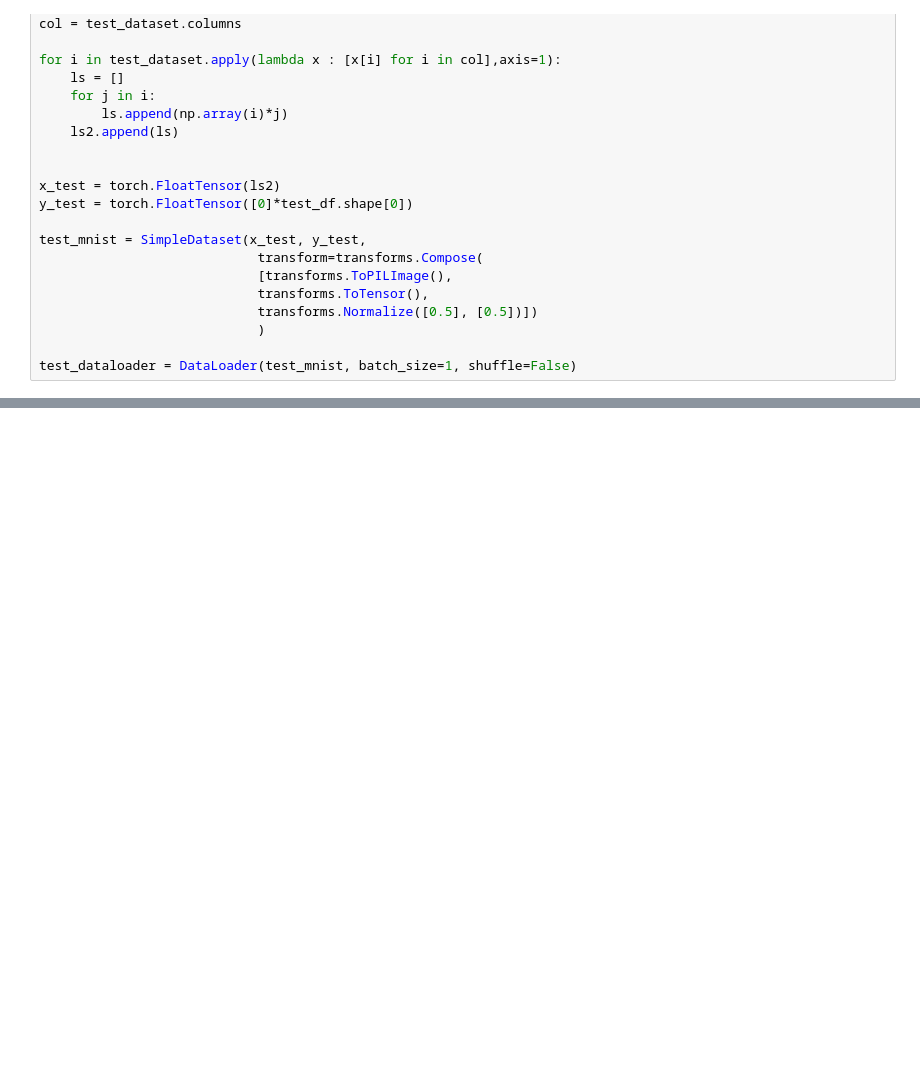
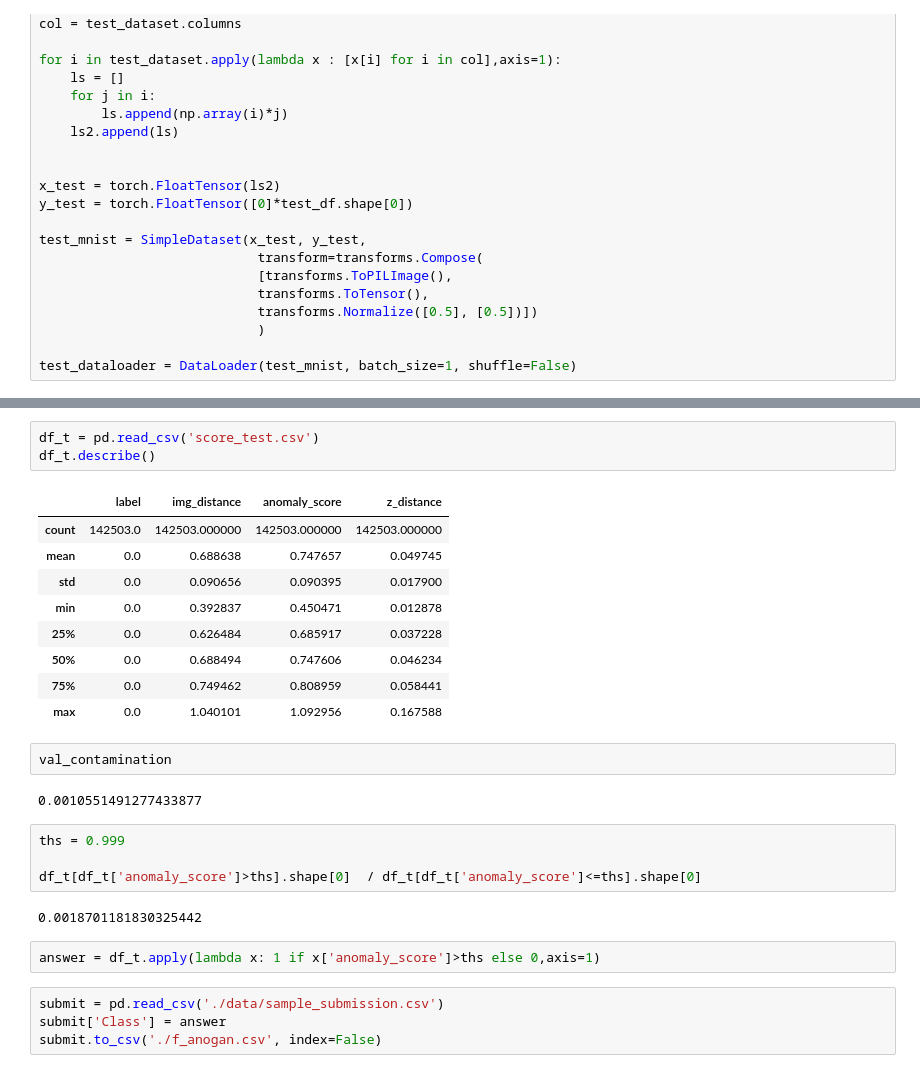
Before and after one commit to KimJinSungDataScientist/Credit_card_fraud_detection_AI, a Jupyter notebook: test.ipynb, the cells around one changed output, grey strips where cells are left out. Cells and saved outputs as stored; diff of their text form; blank space fills up the shorter version.

```diff
--- a/test.ipynb
+++ b/test.ipynb
@@ -661,0 +665,29 @@ for i, (img, label) in enumerate(test_dataloader):
+# %%
+df_t = pd.read_csv('score_test.csv')
+df_t.describe()
+# %% [output]
+|  | label | img_distance | anomaly_score | z_distance |
+| count | 142503.0 | 142503.000000 | 142503.000000 | 142503.000000 |
+| mean | 0.0 | 0.688638 | 0.747657 | 0.049745 |
+| std | 0.0 | 0.090656 | 0.090395 | 0.017900 |
+| min | 0.0 | 0.392837 | 0.450471 | 0.012878 |
+| 25% | 0.0 | 0.626484 | 0.685917 | 0.037228 |
+| 50% | 0.0 | 0.688494 | 0.747606 | 0.046234 |
+| 75% | 0.0 | 0.749462 | 0.808959 | 0.058441 |
+| max | 0.0 | 1.040101 | 1.092956 | 0.167588 |
+# %%
+val_contamination
+# %% [output]
+0.0010551491277433877
+# %%
+ths = 0.999
+
+df_t[df_t['anomaly_score']>ths].shape[0]  / df_t[df_t['anomaly_score']<=ths].shape[0]
+# %% [output]
+0.0018701181830325442
+# %%
+answer = df_t.apply(lambda x: 1 if x['anomaly_score']>ths else 0,axis=1)
+# %%
+submit = pd.read_csv('./data/sample_submission.csv')
+submit['Class'] = answer
+submit.to_csv('./f_anogan.csv', index=False)
```
Also changed, not shown: parts of 10 cells of this notebook, 16 other files.
